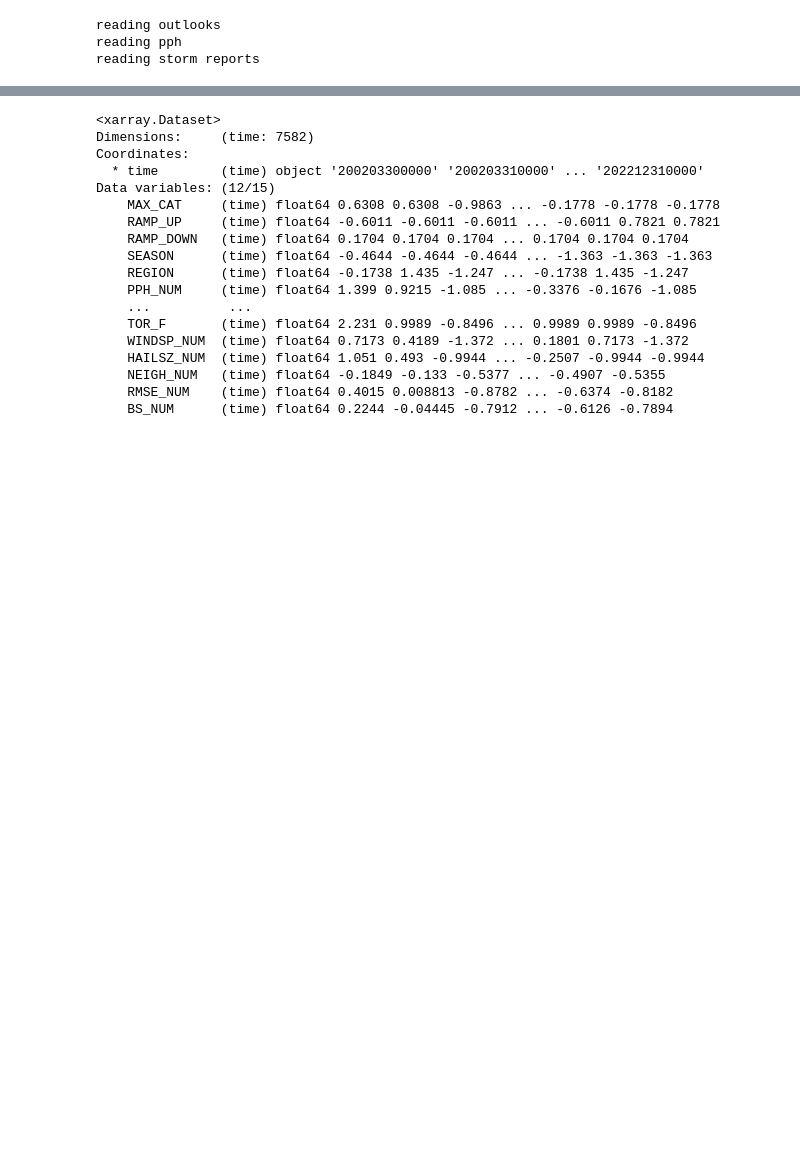
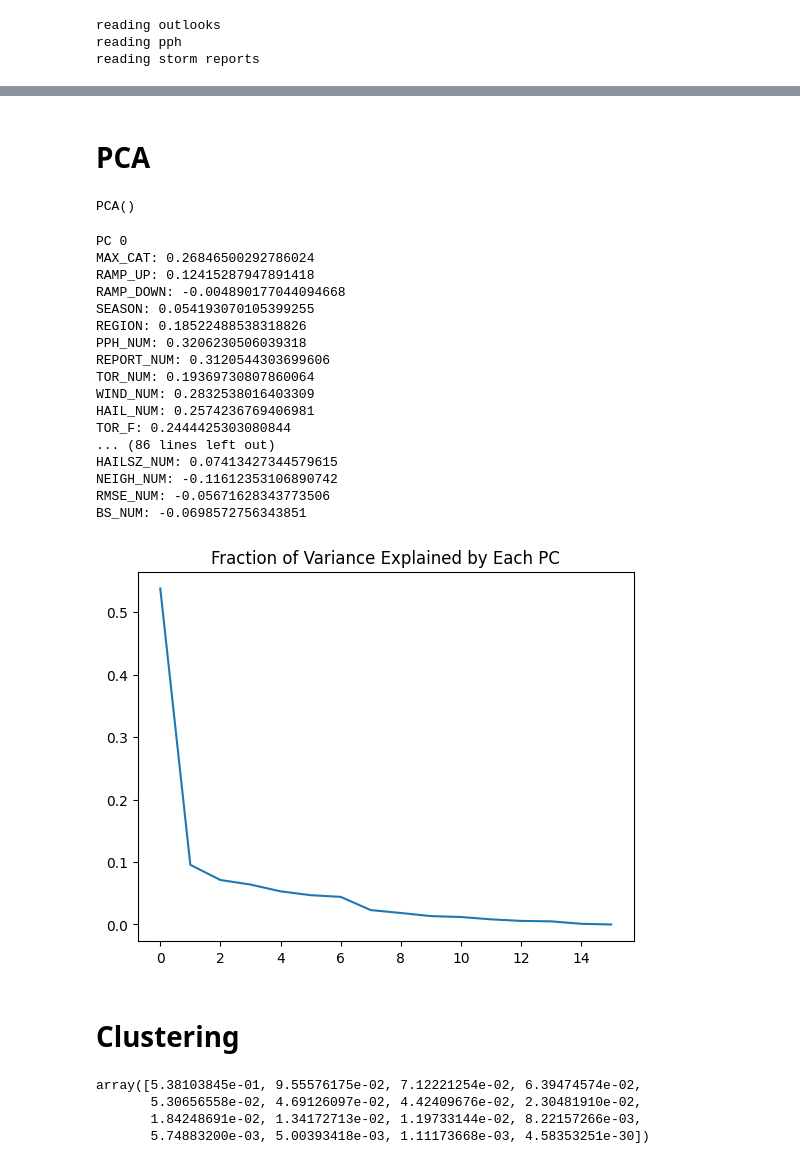
Before and after one commit to milesepstein13/severe-thunderstorm-analysis, a Jupyter notebook: clustering.ipynb, the cells around one changed output, grey strips where cells are left out. Saved outputs shown, nothing was run; the diff lists cells and outputs as text; code cells hidden in the pictures; blank space fills up the shorter version.

```diff
--- a/clustering.ipynb
+++ b/clustering.ipynb
@@ -58,7 +62,7 @@ cats = ['MAX_CAT', 'SEASON', 'REGION', 'TOR_F']
 dicts = [category_dict, season_dict, region_dict, tor_dict]
 # %%
 # remove unneeded variables and x, y dimensions
-data = pph.drop(['lat', 'lon', 'p_perfect_wind', 'p_perfect_sig_wind', 'p_perfect_hail', 'p_perfect_sig_hail', 'p_perfect_tor', 'p_perfect_sig_tor', 'RAMP_CAT', 'p_perfect_total', 'PPH_CAT', 'REPORT_NUM', 'WINDSP_CAT', 'HAILSZ_CAT'])
+data = pph.drop(['lat', 'lon', 'p_perfect_wind', 'p_perfect_sig_wind', 'p_perfect_hail', 'p_perfect_sig_hail', 'p_perfect_tor', 'p_perfect_sig_tor', 'RAMP_CAT', 'p_perfect_total', 'PPH_CAT', 'WINDSP_CAT', 'HAILSZ_CAT'])
 
 
 # make data numerical
@@ -94,27 +98,52 @@ def standardize_dataset(dataset):
     return xr.Dataset(standardized_data)
 
 new_data = standardize_dataset(new_data)
-# %%
-# do pca
-new_data
-# %% [output]
-<xarray.Dataset>
-Dimensions:     (time: 7582)
-Coordinates:
-  * time        (time) object '200203300000' '200203310000' ... '202212310000'
-Data variables: (12/15)
-    MAX_CAT     (time) float64 0.6308 0.6308 -0.9863 ... -0.1778 -0.1778 -0.1778
-    RAMP_UP     (time) float64 -0.6011 -0.6011 -0.6011 ... -0.6011 0.7821 0.7821
-    RAMP_DOWN   (time) float64 0.1704 0.1704 0.1704 ... 0.1704 0.1704 0.1704
-    SEASON      (time) float64 -0.4644 -0.4644 -0.4644 ... -1.363 -1.363 -1.363
-    REGION      (time) float64 -0.1738 1.435 -1.247 ... -0.1738 1.435 -1.247
-    PPH_NUM     (time) float64 1.399 0.9215 -1.085 ... -0.3376 -0.1676 -1.085
-    ...          ...
-    TOR_F       (time) float64 2.231 0.9989 -0.8496 ... 0.9989 0.9989 -0.8496
-    WINDSP_NUM  (time) float64 0.7173 0.4189 -1.372 ... 0.1801 0.7173 -1.372
-    HAILSZ_NUM  (time) float64 1.051 0.493 -0.9944 ... -0.2507 -0.9944 -0.9944
-    NEIGH_NUM   (time) float64 -0.1849 -0.133 -0.5377 ... -0.4907 -0.5355
-    RMSE_NUM    (time) float64 0.4015 0.008813 -0.8782 ... -0.6374 -0.8182
-    BS_NUM      (time) float64 0.2244 -0.04445 -0.7912 ... -0.6126 -0.7894
+# %% [markdown]
+# PCA
+# %%
+# do pca
+data_matrix = new_data.to_array(dim = 'time').data.T
+pca = PCA()
+
+pca.fit(data_matrix)
+# %% [output]
+PCA()
+# %%
+# Print variance expained and componenets of first PCs
+plt.plot(pca.explained_variance_/np.sum(pca.explained_variance_))
+plt.title('Fraction of Variance Explained by Each PC')
+keys = list(new_data.keys())
+for i in range(6):
+    print('PC ' + str(i))
+    pc = pca.components_[i, :]
+    for j in range(len(pc)):
+        print(keys[j] + ': ' + str(pc[j]))
+# %% [output]
+PC 0
+MAX_CAT: 0.26846500292786024
+RAMP_UP: 0.12415287947891418
+RAMP_DOWN: -0.004890177044094668
+SEASON: 0.054193070105399255
+REGION: 0.18522488538318826
+PPH_NUM: 0.3206230506039318
+REPORT_NUM: 0.3120544303699606
+TOR_NUM: 0.19369730807860064
+WIND_NUM: 0.2832538016403309
+HAIL_NUM: 0.2574236769406981
+TOR_F: 0.2444425303080844
+... (86 lines left out)
+HAILSZ_NUM: 0.07413427344579615
+NEIGH_NUM: -0.11612353106890742
+RMSE_NUM: -0.05671628343773506
+BS_NUM: -0.0698572756343851
+[figure, added]
+# %% [markdown]
+# Clustering
 # %%
 # cluster with, k-means, knn, optics, birch, dbscan look here for use cases https://scikit-learn.org/stable/modules/clustering.html
+pca.explained_variance_/np.sum(pca.explained_variance_)
+# %% [output]
+array([5.38103845e-01, 9.55576175e-02, 7.12221254e-02, 6.39474574e-02,
+       5.30656558e-02, 4.69126097e-02, 4.42409676e-02, 2.30481910e-02,
+       1.84248691e-02, 1.34172713e-02, 1.19733144e-02, 8.22157266e-03,
+       5.74883200e-03, 5.00393418e-03, 1.11173668e-03, 4.58353251e-30])
```
Also changed, not shown: parts of 2 cells of this notebook, 1 other file.
